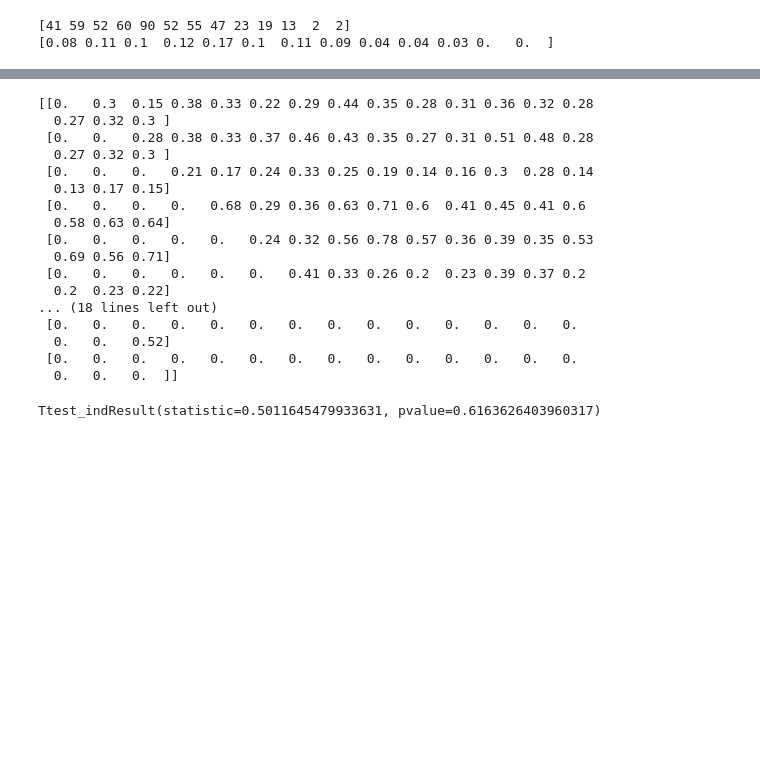
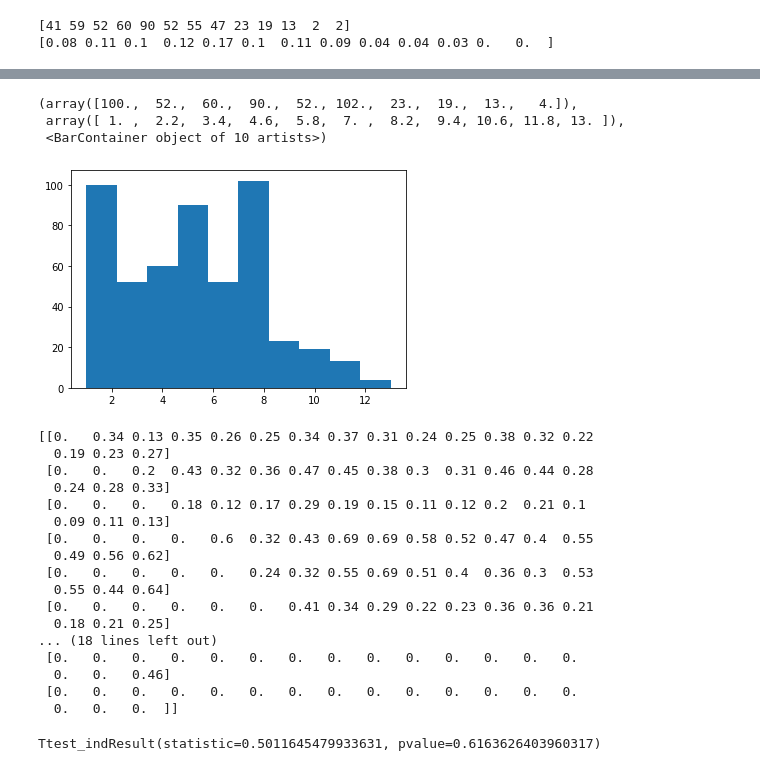
Before and after one commit to emoen/Deep-learning-for-regression-of-cod-otoliths, a Jupyter notebook: results/ensembles.ipynb, the cells around one changed output, grey strips where cells are left out. Drawn from its saved outputs; the diff is of its cells as text; code cells hidden in the pictures; blank space fills up the shorter version.

```diff
--- a/results/ensembles.ipynb
+++ b/results/ensembles.ipynb
@@ -190,4 +211,11 @@ for i in range(0,1): #(0,2):
 0.9999999999999998
+# %%
+plt.hist(y_true.age)
+# %% [output]
+(array([100.,  52.,  60.,  90.,  52., 102.,  23.,  19.,  13.,   4.]),
+ array([ 1. ,  2.2,  3.4,  4.6,  5.8,  7. ,  8.2,  9.4, 10.6, 11.8, 13. ]),
+ <BarContainer object of 10 artists>)
+[figure, added]
 # %%
 #3, 4, 8, 9, 13, 14, 15, 16
 import scipy.stats
@@ -215,8 +243,8 @@ for i in range(0,17): #(0,2):
                 b_rounded = b.round().astype('int')
 
                 #t-test
-                stats = scipy.stats.ttest_ind(a.round().astype('int'), b.round().astype('int'), equal_var=False)
-                #stats = scipy.stats.ttest_ind(a, b, equal_var=False)
+                #stats = scipy.stats.ttest_ind(a.round().astype('int'), b.round().astype('int'), equal_var=False)
+                stats = scipy.stats.ttest_ind(a, b, equal_var=False)
                 pvalue = stats.pvalue
                 tmp[count] = pvalue
                 count += 1
@@ -228,21 +256,21 @@ for i in range(0,17): #(0,2):
 
 print(min_p_values)
 # %% [output]
-[[0.   0.3  0.15 0.38 0.33 0.22 0.29 0.44 0.35 0.28 0.31 0.36 0.32 0.28
-  0.27 0.32 0.3 ]
- [0.   0.   0.28 0.38 0.33 0.37 0.46 0.43 0.35 0.27 0.31 0.51 0.48 0.28
-  0.27 0.32 0.3 ]
- [0.   0.   0.   0.21 0.17 0.24 0.33 0.25 0.19 0.14 0.16 0.3  0.28 0.14
-  0.13 0.17 0.15]
- [0.   0.   0.   0.   0.68 0.29 0.36 0.63 0.71 0.6  0.41 0.45 0.41 0.6
-  0.58 0.63 0.64]
- [0.   0.   0.   0.   0.   0.24 0.32 0.56 0.78 0.57 0.36 0.39 0.35 0.53
-  0.69 0.56 0.71]
- [0.   0.   0.   0.   0.   0.   0.41 0.33 0.26 0.2  0.23 0.39 0.37 0.2
-  0.2  0.23 0.22]
+[[0.   0.34 0.13 0.35 0.26 0.25 0.34 0.37 0.31 0.24 0.25 0.38 0.32 0.22
+  0.19 0.23 0.27]
+ [0.   0.   0.2  0.43 0.32 0.36 0.47 0.45 0.38 0.3  0.31 0.46 0.44 0.28
+  0.24 0.28 0.33]
+ [0.   0.   0.   0.18 0.12 0.17 0.29 0.19 0.15 0.11 0.12 0.2  0.21 0.1
+  0.09 0.11 0.13]
+ [0.   0.   0.   0.   0.6  0.32 0.43 0.69 0.69 0.58 0.52 0.47 0.4  0.55
+  0.49 0.56 0.62]
+ [0.   0.   0.   0.   0.   0.24 0.32 0.55 0.69 0.51 0.4  0.36 0.3  0.53
+  0.55 0.44 0.64]
+ [0.   0.   0.   0.   0.   0.   0.41 0.34 0.29 0.22 0.23 0.36 0.36 0.21
+  0.18 0.21 0.25]
 ... (18 lines left out)
  [0.   0.   0.   0.   0.   0.   0.   0.   0.   0.   0.   0.   0.   0.
-  0.   0.   0.52]
+  0.   0.   0.46]
  [0.   0.   0.   0.   0.   0.   0.   0.   0.   0.   0.   0.   0.   0.
   0.   0.   0.  ]]
 # %%
```
Also changed, not shown: parts of 7 cells of this notebook, 1 other file.
